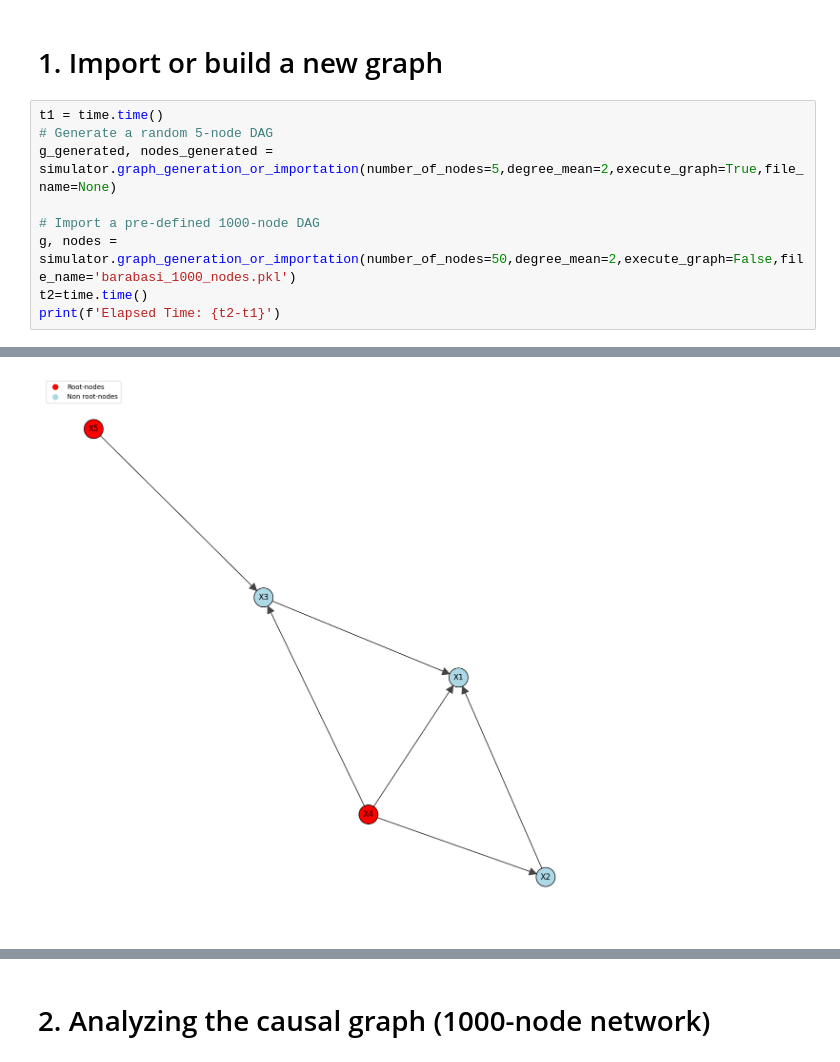
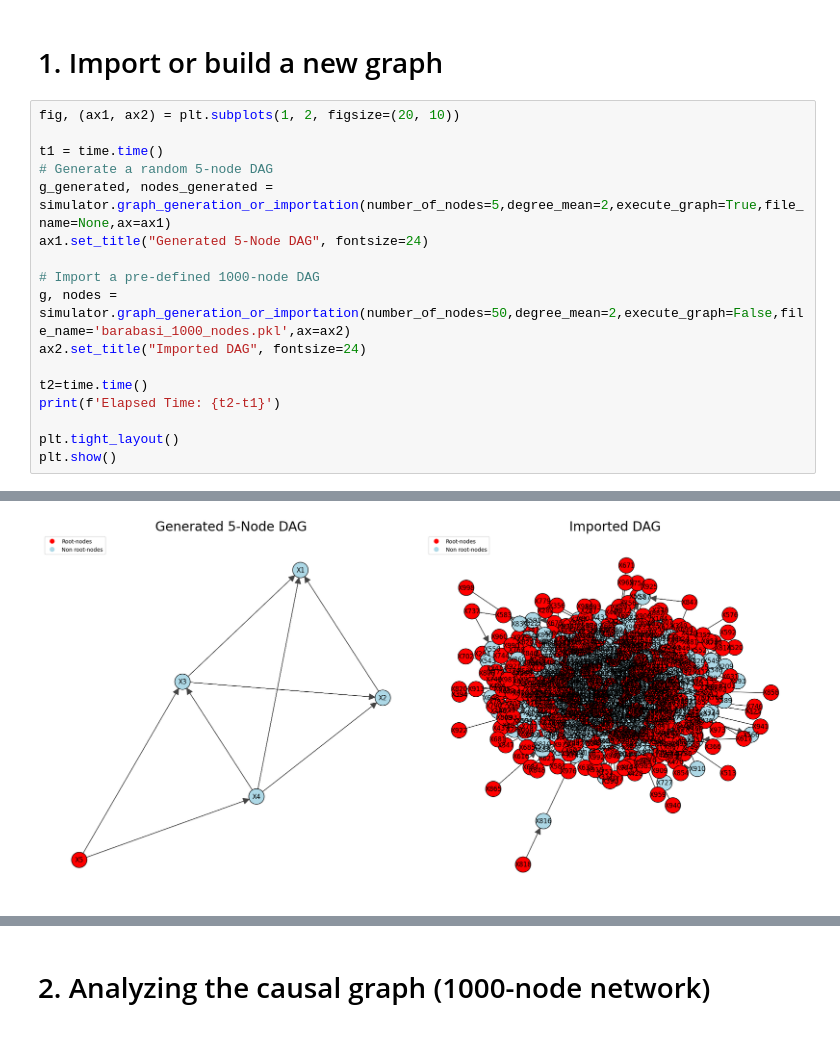
Before and after one commit to Walls10/SimCaNet, a Jupyter notebook: SimCaNet_example_usage.ipynb, the cells around one changed output, grey strips where cells are left out. Cells and saved outputs as stored; diff of their text form.

Commit message:
Update SimCaNet_example_usage.ipynb
-Display two graphs in subplots within the Jupyter Notebook.

```diff
--- a/SimCaNet_example_usage.ipynb
+++ b/SimCaNet_example_usage.ipynb
@@ -7,12 +7,20 @@ import matplotlib.pyplot as plt
 # %% [markdown]
 # 1. Import or build a new graph
 # %%
+fig, (ax1, ax2) = plt.subplots(1, 2, figsize=(20, 10))
+
 t1 = time.time()
 # Generate a random 5-node DAG
-g_generated, nodes_generated = simulator.graph_generation_or_importation(number_of_nodes=5,degree_mean=2,execute_graph=True,file_name=None)
+g_generated, nodes_generated = simulator.graph_generation_or_importation(number_of_nodes=5,degree_mean=2,execute_graph=True,file_name=None,ax=ax1)
+ax1.set_title("Generated 5-Node DAG", fontsize=24)
 
 # Import a pre-defined 1000-node DAG
-g, nodes = simulator.graph_generation_or_importation(number_of_nodes=50,degree_mean=2,execute_graph=False,file_name='barabasi_1000_nodes.pkl')
+g, nodes = simulator.graph_generation_or_importation(number_of_nodes=50,degree_mean=2,execute_graph=False,file_name='barabasi_1000_nodes.pkl',ax=ax2)
+ax2.set_title("Imported DAG", fontsize=24)
+
 t2=time.time()
 print(f'Elapsed Time: {t2-t1}')
+
+plt.tight_layout()
+plt.show()
 # %% [output]
@@ -19 +28 @@ print(f'Elapsed Time: {t2-t1}')
-[figure, old version]
+[figure, new version]
```
Also changed, not shown: parts of 1 cell of this notebook.
